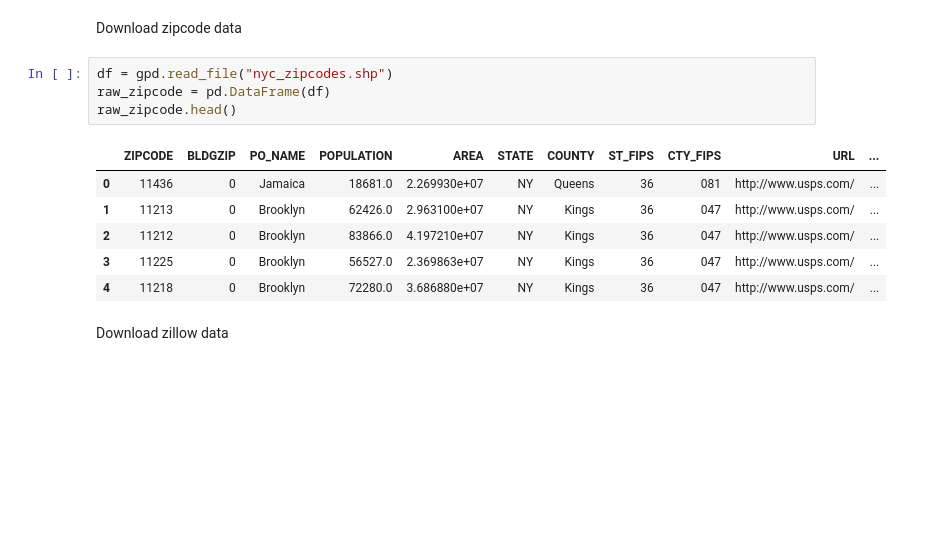
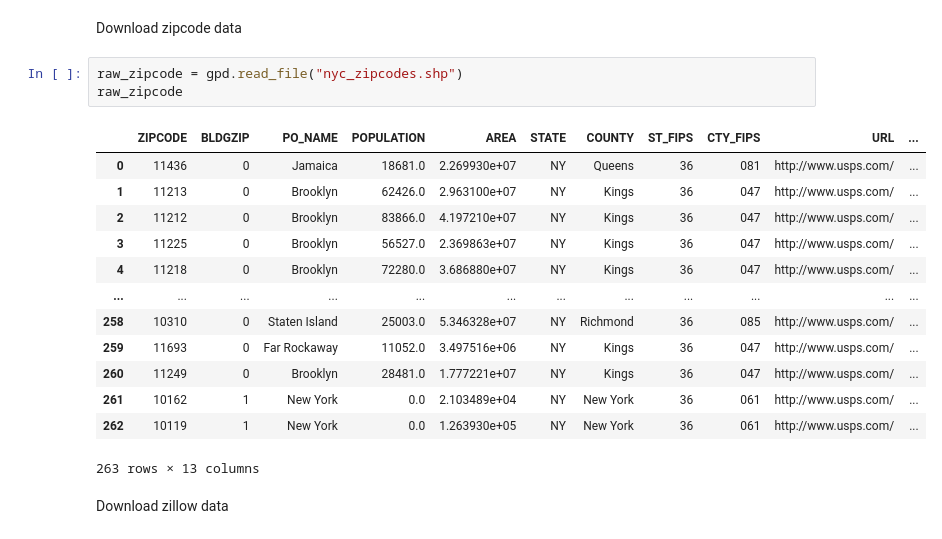
Before and after one commit to yczhou912/4501-Final-Project, a Jupyter notebook: Project.ipynb, the cells around one changed output. Cells and saved outputs as stored; diff of their text form; blank space fills up the shorter version.

```diff
--- a/Project.ipynb
+++ b/Project.ipynb
@@ -11,16 +11,22 @@ token = "vAtl2Z7zE587vSL1K0jPGUqgw"
 # %% [markdown]
 Download zipcode data
 # %%
-df = gpd.read_file("nyc_zipcodes.shp")
-raw_zipcode = pd.DataFrame(df)
-raw_zipcode.head()
+raw_zipcode = gpd.read_file("nyc_zipcodes.shp")
+raw_zipcode
 # %% [output]
 |  | ZIPCODE | BLDGZIP | PO_NAME | POPULATION | AREA | STATE | COUNTY | ST_FIPS | CTY_FIPS | URL | ... |
 | 0 | 11436 | 0 | Jamaica | 18681.0 | 2.269930e+07 | NY | Queens | 36 | 081 | http://www.usps.com/ | ... |
 | 1 | 11213 | 0 | Brooklyn | 62426.0 | 2.963100e+07 | NY | Kings | 36 | 047 | http://www.usps.com/ | ... |
 | 2 | 11212 | 0 | Brooklyn | 83866.0 | 4.197210e+07 | NY | Kings | 36 | 047 | http://www.usps.com/ | ... |
 | 3 | 11225 | 0 | Brooklyn | 56527.0 | 2.369863e+07 | NY | Kings | 36 | 047 | http://www.usps.com/ | ... |
 | 4 | 11218 | 0 | Brooklyn | 72280.0 | 3.686880e+07 | NY | Kings | 36 | 047 | http://www.usps.com/ | ... |
+| ... | ... | ... | ... | ... | ... | ... | ... | ... | ... | ... | ... |
+| 258 | 10310 | 0 | Staten Island | 25003.0 | 5.346328e+07 | NY | Richmond | 36 | 085 | http://www.usps.com/ | ... |
+| 259 | 11693 | 0 | Far Rockaway | 11052.0 | 3.497516e+06 | NY | Kings | 36 | 047 | http://www.usps.com/ | ... |
+| 260 | 11249 | 0 | Brooklyn | 28481.0 | 1.777221e+07 | NY | Kings | 36 | 047 | http://www.usps.com/ | ... |
+| 261 | 10162 | 1 | New York | 0.0 | 2.103489e+04 | NY | New York | 36 | 061 | http://www.usps.com/ | ... |
+| 262 | 10119 | 1 | New York | 0.0 | 1.263930e+05 | NY | New York | 36 | 061 | http://www.usps.com/ | ... |
+263 rows × 13 columns
 # %% [markdown]
 Download zillow data
 # %%
```
Also changed, not shown: parts of 11 cells of this notebook.
